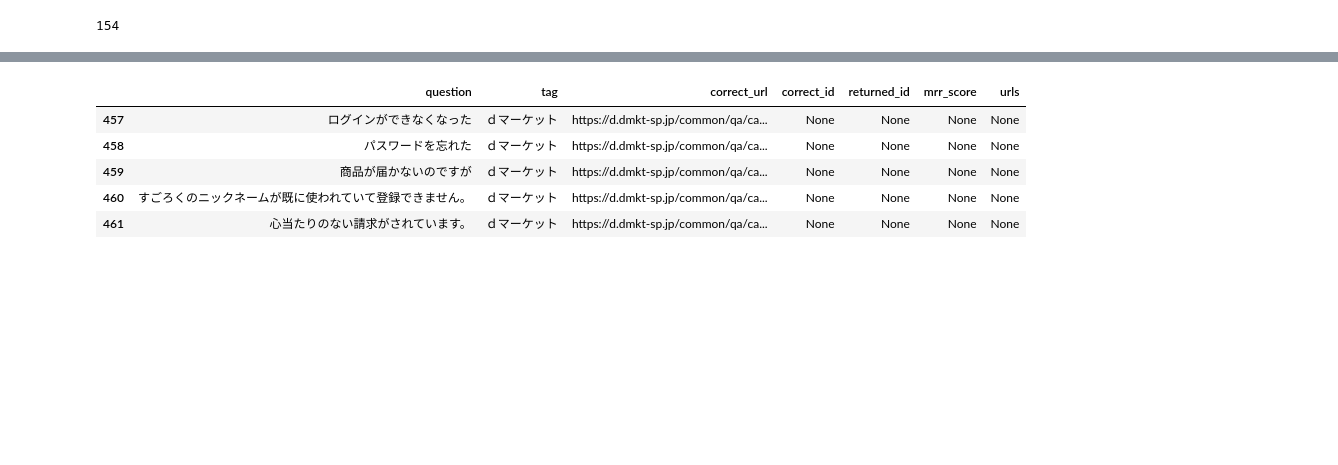
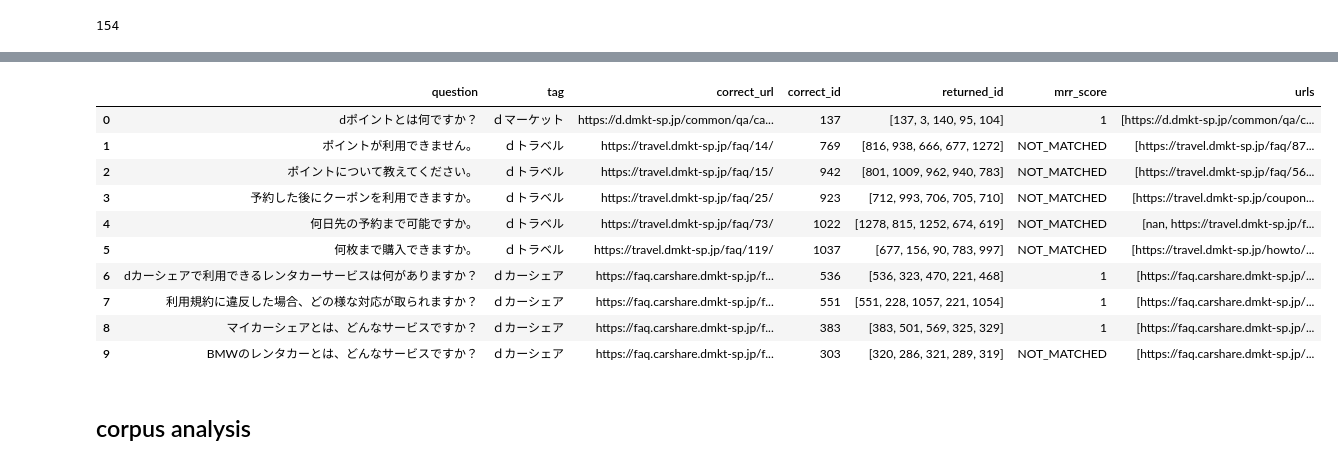
Before and after one commit to Iftekhar-mobin/AI-system, a Jupyter notebook: Helpers/classification_tag_analysis.ipynb, the cells around one changed output, grey strips where cells are left out. Cells and saved outputs as stored; diff of their text form; code cells hidden in the pictures; blank space fills up the shorter version.

```diff
--- a/Helpers/classification_tag_analysis.ipynb
+++ b/Helpers/classification_tag_analysis.ipynb
@@ -208,3 +203,5 @@ test_df = pd.read_csv(test_data)
+# %%
+test_df.url = test_df.url.apply(lambda x: cut_string(x))
 # %%
 # defining the api-endpoint
 API_ENDPOINT = "http://127.0.0.1:5000/api/v1.0/predict/"
@@ -212,17 +209,18 @@ headers = {'Content-type': 'application/json', 'Accept': 'text/plain'}
 result = []
 for index, col in test_df.iterrows():
     # data to be sent to api
-    data = {'output_dir':'/home/iftekhar/docomodezwhu/model',
-            'data_dir':'/home/iftekhar/docomodezwhu/data',
+    data = {'output_dir':'/home/ifte/resource/docomo_dic/model',
+            'data_dir':'/home/ifte/resource/docomo_dic/data',
             'agent_id':-1,
             'query':col['question'],
+            'classification': col['tag'],
             'max_answer':5
            }
 
     r = requests.post(url = API_ENDPOINT, data=json.dumps(data), headers = headers)
     result.append(r.text)
 # %%
-raw_corpus = pd.read_csv('/home/iftekhar/docomodezwhu/data/corpus.csv')
+raw_corpus = pd.read_csv('/home/ifte/resource/docomo_dic/data/corpus.csv')
 # %%
 from collections import defaultdict
 saver = defaultdict(list)
@@ -249,19 +247,42 @@ for index, col in test_df.iterrows():
         pass
     collector['correct_id'].append(collector_correct)
     collector['returned_id'].append(saver[str(str(i)+'doc_id')])
-    collector['mrr_score'].append(mean_reciprocal_rank_score(collector_correct, saver[str(str(i)+'doc_id')]))
+    score = mean_reciprocal_rank_score(collector_correct, saver[str(str(i)+'doc_id')])
+    if score:
+        collector['mrr_score'].append(score)
+    else:
+        try:
+            url_loc = saver[i].index(col['url'])
+            if url_loc == 1:
+                collector['mrr_score'].append(0.5)
+            elif url_loc == 2:
+                collector['mrr_score'].append(0.33)
+            elif url_loc == 0:
+                collector['mrr_score'].append(1)
+            elif url_loc >= 3:
+                collector['mrr_score'].append('LOW_RANK')
+
+        except ValueError:
+            collector['mrr_score'].append('NOT_MATCHED')
+            pass
+
     collector['urls'].append(saver[i])
 #         print('ok ', i)
     i += 1
 # %%
 new_df = pd.DataFrame.from_dict(collector, orient='index').T
-# %%
-new_df.tail()
-# %% [output]
-|  | question | tag | correct_url | correct_id | returned_id | mrr_score | urls |
-| 457 | ログインができなくなった | ｄマーケット | https://d.dmkt-sp.jp/common/qa/ca... | None | None | None | None |
-| 458 | パスワードを忘れた | ｄマーケット | https://d.dmkt-sp.jp/common/qa/ca... | None | None | None | None |
-| 459 | 商品が届かないのですが | ｄマーケット | https://d.dmkt-sp.jp/common/qa/ca... | None | None | None | None |
-| 460 | すごろくのニックネームが既に使われていて登録できません。 | ｄマーケット | https://d.dmkt-sp.jp/common/qa/ca... | None | None | None | None |
-| 461 | 心当たりのない請求がされています。 | ｄマーケット | https://d.dmkt-sp.jp/common/qa/ca... | None | None | None | None |
+# %%
+new_df.head(10)
+# %% [output]
+|  | question | tag | correct_url | correct_id | returned_id | mrr_score | urls |
+| 0 | dポイントとは何ですか？ | ｄマーケット | https://d.dmkt-sp.jp/common/qa/ca... | 137 | [137, 3, 140, 95, 104] | 1 | [https://d.dmkt-sp.jp/common/qa/c... |
+| 1 | ポイントが利用できません。 | ｄトラベル | https://travel.dmkt-sp.jp/faq/14/ | 769 | [816, 938, 666, 677, 1272] | NOT_MATCHED | [https://travel.dmkt-sp.jp/faq/87... |
+| 2 | ポイントについて教えてください。 | ｄトラベル | https://travel.dmkt-sp.jp/faq/15/ | 942 | [801, 1009, 962, 940, 783] | NOT_MATCHED | [https://travel.dmkt-sp.jp/faq/56... |
+| 3 | 予約した後にクーポンを利用できますか。 | ｄトラベル | https://travel.dmkt-sp.jp/faq/25/ | 923 | [712, 993, 706, 705, 710] | NOT_MATCHED | [https://travel.dmkt-sp.jp/coupon... |
+| 4 | 何日先の予約まで可能ですか。 | ｄトラベル | https://travel.dmkt-sp.jp/faq/73/ | 1022 | [1278, 815, 1252, 674, 619] | NOT_MATCHED | [nan, https://travel.dmkt-sp.jp/f... |
+| 5 | 何枚まで購入できますか。 | ｄトラベル | https://travel.dmkt-sp.jp/faq/119/ | 1037 | [677, 156, 90, 783, 997] | NOT_MATCHED | [https://travel.dmkt-sp.jp/howto/... |
+| 6 | dカーシェアで利用できるレンタカーサービスは何がありますか？ | ｄカーシェア | https://faq.carshare.dmkt-sp.jp/f... | 536 | [536, 323, 470, 221, 468] | 1 | [https://faq.carshare.dmkt-sp.jp/... |
+| 7 | 利用規約に違反した場合、どの様な対応が取られますか？ | ｄカーシェア | https://faq.carshare.dmkt-sp.jp/f... | 551 | [551, 228, 1057, 221, 1054] | 1 | [https://faq.carshare.dmkt-sp.jp/... |
+| 8 | マイカーシェアとは、どんなサービスですか？ | ｄカーシェア | https://faq.carshare.dmkt-sp.jp/f... | 383 | [383, 501, 569, 325, 329] | 1 | [https://faq.carshare.dmkt-sp.jp/... |
+| 9 | BMWのレンタカーとは、どんなサービスですか？ | ｄカーシェア | https://faq.carshare.dmkt-sp.jp/f... | 303 | [320, 286, 321, 289, 319] | NOT_MATCHED | [https://faq.carshare.dmkt-sp.jp/... |
 # %%
@@ -268,0 +290,2 @@ new_df.to_csv('classification_tag_07.12.2020_part1.csv')
+# %% [markdown]
+## corpus analysis
```
Also changed, not shown: parts of 14 cells of this notebook, 5 other files.
